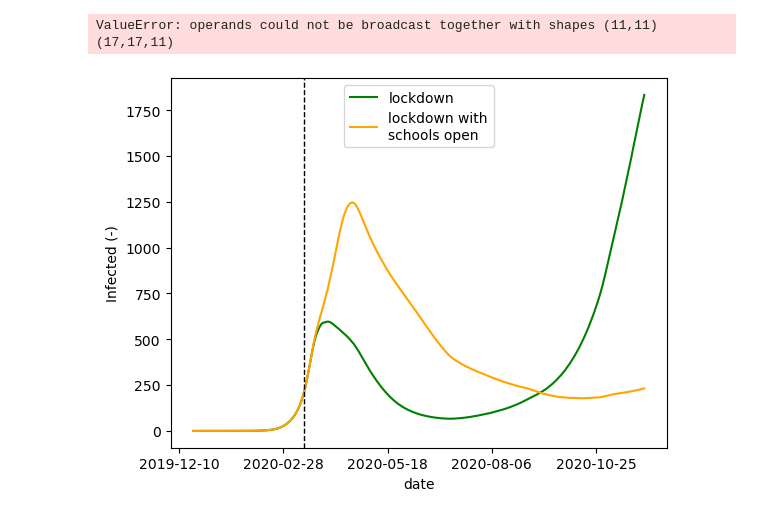
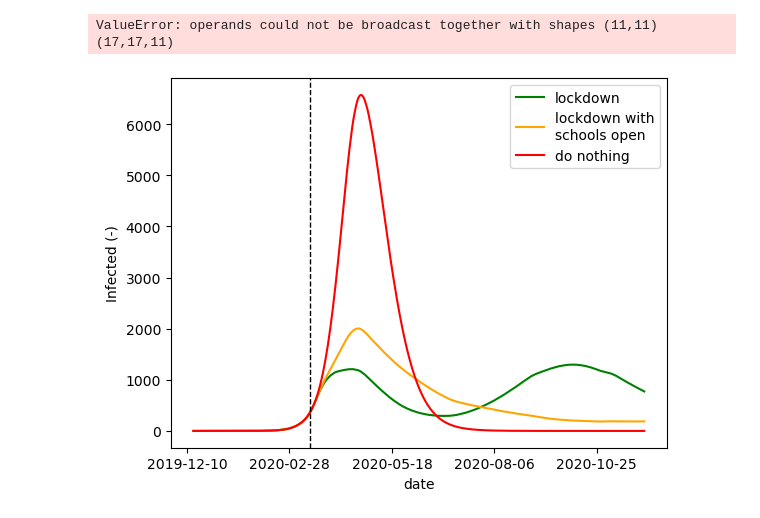
Before and after one commit to twallema/pyIEEM, a Jupyter notebook: notebooks/scratch-SIR-recurrent-mobility.ipynb, the cells around one changed output. Drawn from its saved outputs; the diff is of its cells as text; code cells hidden in the pictures.

```diff
--- a/notebooks/scratch-SIR-recurrent-mobility.ipynb
+++ b/notebooks/scratch-SIR-recurrent-mobility.ipynb
@@ -10,7 +10,7 @@ import pandas as pd
 import matplotlib.pyplot as plt
 from pyIEEM.models.utils import initialize_model
 # %%
-country = 'BE'
+country = 'SWE'
 spatial = True
 age_classes = pd.IntervalIndex.from_tuples([(0,5),(5,10),(10,15),(15,20),(20,25),(25,30),(30,35),(35,40),(40,45),(45,50),(50,55),(55,60),(60,65),(65,70),(70,75),(75,80),(80,120)], closed='left')
 # %%
@@ -29,34 +29,33 @@ model = initialize_model(country, age_classes, spatial=spatial, contact_type='ab
 # %%
 fig,ax = plt.subplots()
 
-model.parameters['beta'] = 0.032
-model.parameters['amplitude'] = 0.18
+model.parameters['beta'] = 0.028
+model.parameters['amplitude'] = 0.20
 
 # economic lockdown, schools closed, preventive measures, social restrictions
 model.parameters['economic_closures'].loc[slice(None)] = 1
-out = model.sim(['2019-12-21', '2020-12-01'])
+out = model.sim(['2019-12-15', '2020-12-01'])
 ax.plot(out.date, out.Hin.sum(dim=['age_class', 'spatial_unit']), color='green', label='lockdown')
 #ax.plot(out.date, out.R.sum(dim=['age_class', 'spatial_unit']), color='green', label='lockdown')
 
 # economic lockdown, schools open, preventive measures, social restrictions
 model.parameters['economic_closures'].loc['P85'] = 0
-out = model.sim(['2019-12-21', '2020-12-01'])
+out = model.sim(['2019-12-15', '2020-12-01'])
 ax.plot(out.date, out.Hin.sum(dim=['age_class', 'spatial_unit']), 'orange', label='lockdown with\nschools open')
 
 # do-nothing
-#model.parameters['social_restrictions'] = 0
-#model.parameters['preventive_measures'] = 0
-#model.parameters['economic_closures'].loc[slice(None)] = 0
-#out = model.sim(['2019-12-14', '2020-09-01'])
-#ax.plot(out.date, out.Hin.sum(dim=['age_class', 'spatial_unit']), color='red', label='do nothing')
+model.parameters['social_restrictions'] = 0
+model.parameters['economic_closures'].loc[slice(None)] = 0
+out = model.sim(['2019-12-15', '2020-12-01'])
+ax.plot(out.date, out.Hin.sum(dim=['age_class', 'spatial_unit']), color='red', label='do nothing')
 
 ax.legend()
 
 ax.axvline(x=datetime(2020, 3, 15), color='black', linestyle='--', linewidth=1)
 ax.set_xlabel('date')
 ax.set_ylabel('Infected (-)')
 ax.xaxis.set_major_locator(plt.MaxNLocator(5))
 plt.show()
 plt.close()
 # %% [output]
-[figure, old version]
+[figure, new version]
```
Also changed, not shown: 2 other files.
